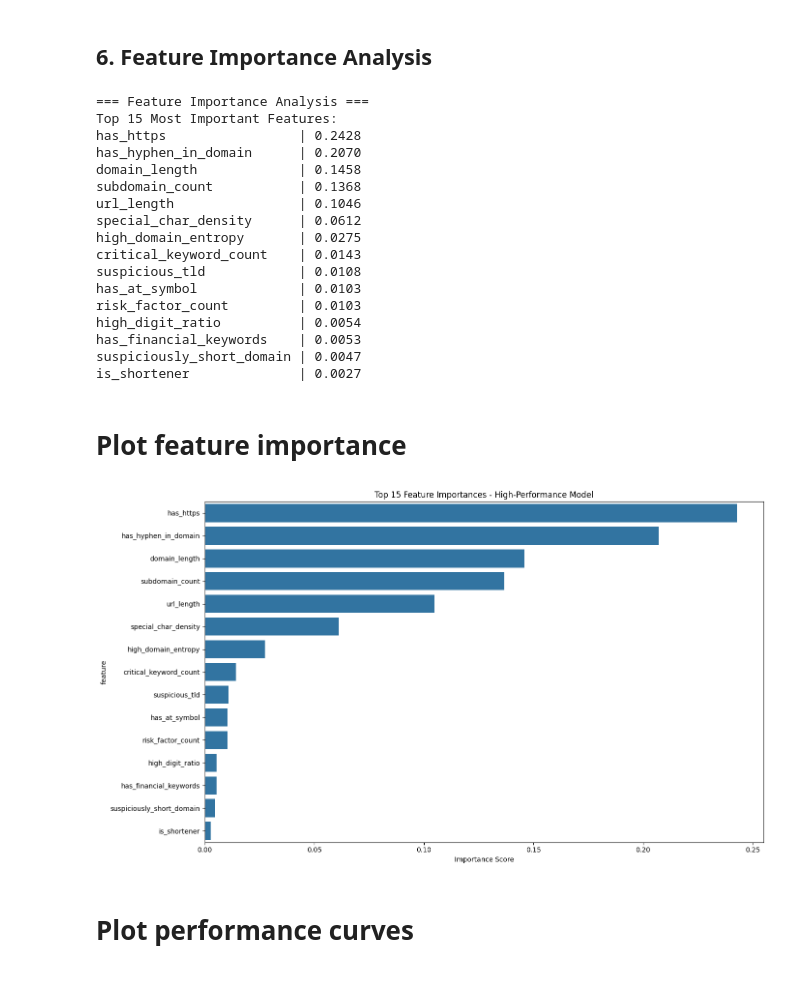
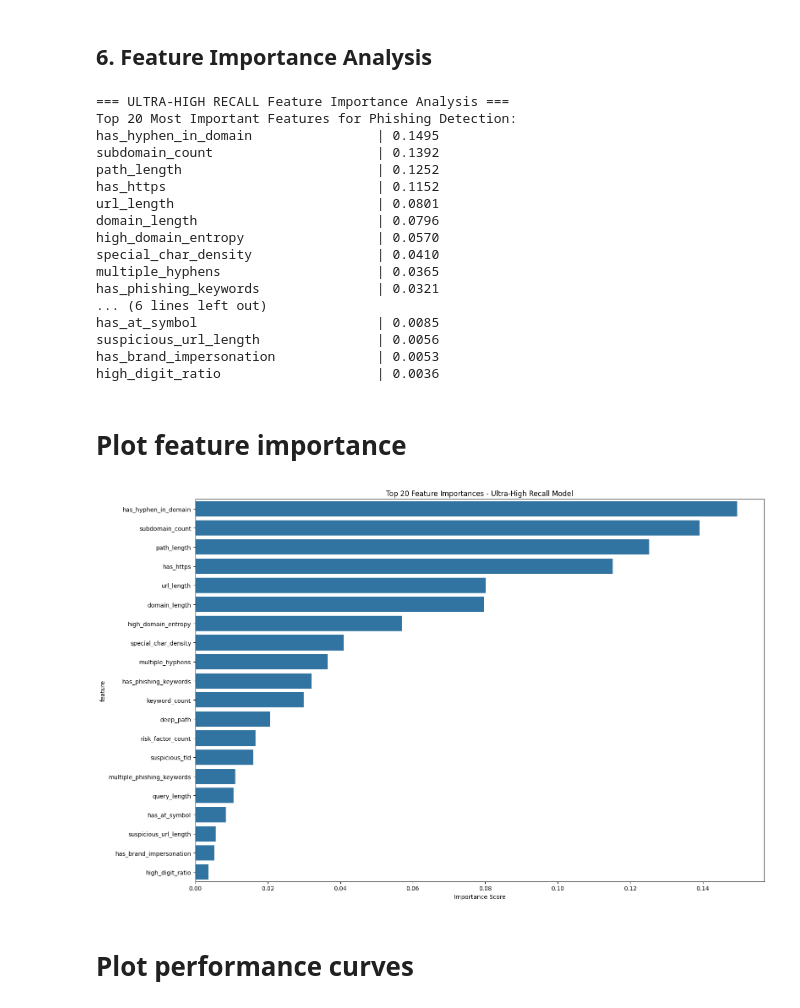
Before and after one commit to AshenDulsanka/PUSL-3190-Phisher, a Jupyter notebook: model_training/notebooks/research_focused_browser_extension.ipynb, the cells around one changed output. Saved outputs shown, nothing was run; the diff lists cells and outputs as text; code cells hidden in the pictures.

Commit message:
fixed browser extension model

```diff
--- a/model_training/notebooks/research_focused_browser_extension.ipynb
+++ b/model_training/notebooks/research_focused_browser_extension.ipynb
@@ -360,7 +476,7 @@ start_time = time.time()
 # %% [markdown]
 # Prepare data
 # %%
-X = high_performance_features.drop('is_phishing', axis=1)
-y = high_performance_features['is_phishing']
+X = ultra_features.drop('is_phishing', axis=1)
+y = ultra_features['is_phishing']
 # %%
 print(f"Training features: {list(X.columns)}")
@@ -423,19 +503,19 @@ is_shortener                   | 0.0014
 # %% [markdown]
 # Optimized Random Forest with focus on recall (avoiding false negatives)
 # %%
-rf_model = RandomForestClassifier(
-    n_estimators=100,          # Increased for stability
-    max_depth=20,              # Deeper for complex patterns
-    min_samples_split=2,       # More sensitive
-    min_samples_leaf=1,        # Fine-grained decisions
-    class_weight={0: 1, 1: 4}, # Strong emphasis on phishing detection
-    max_features='sqrt',       # Optimal for most cases
+ultra_recall_rf = RandomForestClassifier(
+    n_estimators=150,           # More trees for stability
+    max_depth=25,               # Deeper trees for complex patterns
+    min_samples_split=2,        # Maximum sensitivity
+    min_samples_leaf=1,         # Allow very specific rules
+    class_weight={0: 1, 1: 8},  # EXTREME bias toward phishing (8:1 ratio)
+    max_features='sqrt',
     bootstrap=True,
     oob_score=True,
     random_state=42,
     n_jobs=-1
 )
 # %%
-print("Training high-performance Random Forest...")
-rf_model.fit(X_train_scaled, y_train)
+print("Training ULTRA-HIGH RECALL Random Forest...")
+ultra_recall_rf.fit(X_train_scaled, y_train)
 # %% [output]
@@ -720,46 +856,46 @@ log_event("TIMING", f"Real-world testing completed in {testing_time:.2f} seconds
 # %% [markdown]
 ## 6. Feature Importance Analysis
 # %%
-print("\n=== Feature Importance Analysis ===")
+print("\n=== ULTRA-HIGH RECALL Feature Importance Analysis ===")
 
 feature_importance = pd.DataFrame({
     'feature': X.columns,
-    'importance': rf_model.feature_importances_
+    'importance': ultra_recall_rf.feature_importances_
 }).sort_values('importance', ascending=False)
 
-print("Top 15 Most Important Features:")
-for i, row in feature_importance.head(15).iterrows():
-    print(f"{row['feature']:25} | {row['importance']:.4f}")
+print("Top 20 Most Important Features for Phishing Detection:")
+for i, row in feature_importance.head(20).iterrows():
+    print(f"{row['feature']:35} | {row['importance']:.4f}")
 # %% [output]
-=== Feature Importance Analysis ===
-Top 15 Most Important Features:
-has_https                 | 0.2428
-has_hyphen_in_domain      | 0.2070
-domain_length             | 0.1458
-subdomain_count           | 0.1368
-url_length                | 0.1046
-special_char_density      | 0.0612
-high_domain_entropy       | 0.0275
-critical_keyword_count    | 0.0143
-suspicious_tld            | 0.0108
-has_at_symbol             | 0.0103
-risk_factor_count         | 0.0103
-high_digit_ratio          | 0.0054
-has_financial_keywords    | 0.0053
-suspiciously_short_domain | 0.0047
-is_shortener              | 0.0027
+=== ULTRA-HIGH RECALL Feature Importance Analysis ===
+Top 20 Most Important Features for Phishing Detection:
+has_hyphen_in_domain                | 0.1495
+subdomain_count                     | 0.1392
+path_length                         | 0.1252
+has_https                           | 0.1152
+url_length                          | 0.0801
+domain_length                       | 0.0796
+high_domain_entropy                 | 0.0570
+special_char_density                | 0.0410
+multiple_hyphens                    | 0.0365
+has_phishing_keywords               | 0.0321
+... (6 lines left out)
+has_at_symbol                       | 0.0085
+suspicious_url_length               | 0.0056
+has_brand_impersonation             | 0.0053
+high_digit_ratio                    | 0.0036
 # %% [markdown]
 # Plot feature importance
 # %%
-plt.figure(figsize=(14, 8))
-top_features = feature_importance.head(15)
+plt.figure(figsize=(16, 10))
+top_features = feature_importance.head(20)
 sns.barplot(data=top_features, x='importance', y='feature')
-plt.title('Top 15 Feature Importances - High-Performance Model')
+plt.title('Top 20 Feature Importances - Ultra-High Recall Model')
 plt.xlabel('Importance Score')
 plt.tight_layout()
 plt.show()
 # %% [output]
-[figure, old version]
+[figure, new version]
 # %% [markdown]
 # Plot performance curves
 # %% [markdown]
```
Also changed, not shown: parts of 60 cells of this notebook, 1 other file.
